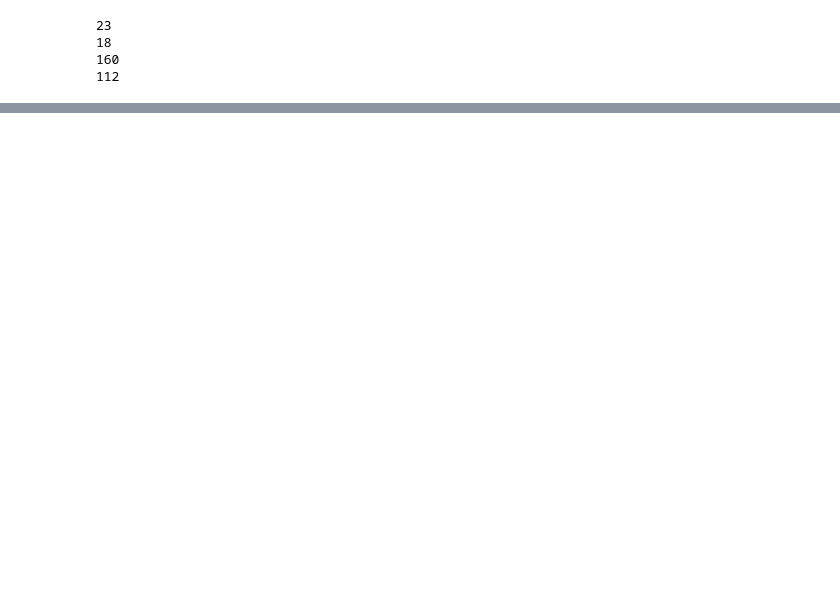
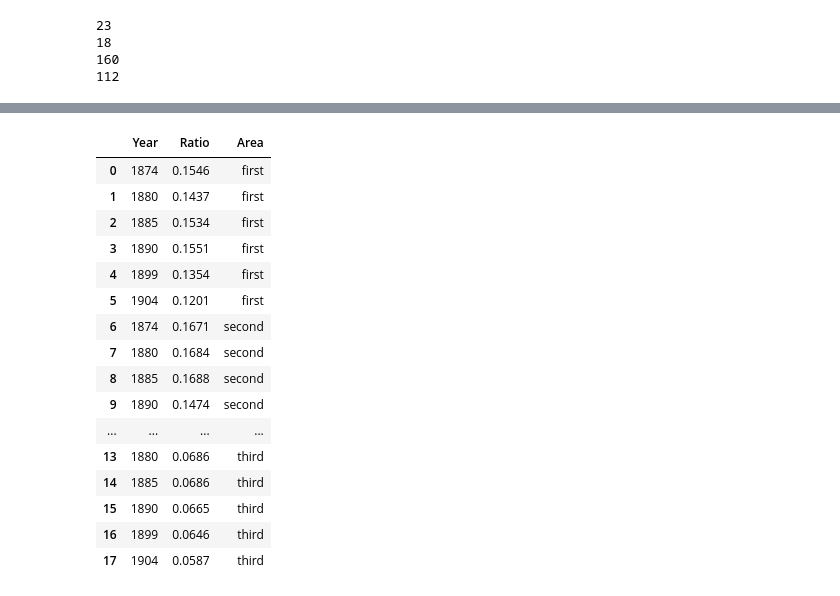
Before and after one commit to TJZhiyeWang/Digital_Humanity_Project, a Jupyter notebook: concat_img.ipynb, the cells around one changed output, grey strips where cells are left out. Cells and saved outputs as stored; diff of their text form; code cells hidden in the pictures; blank space fills up the shorter version.

```diff
--- a/concat_img.ipynb
+++ b/concat_img.ipynb
@@ -154,3 +146,23 @@ sns.lineplot(x="timepoint", y="signal",hue="region", style="event", data=fmri)
+# %%
+data
+# %% [output]
+|  | Year | Ratio | Area |
+| 0 | 1874 | 0.1546 | first |
+| 1 | 1880 | 0.1437 | first |
+| 2 | 1885 | 0.1534 | first |
+| 3 | 1890 | 0.1551 | first |
+| 4 | 1899 | 0.1354 | first |
+| 5 | 1904 | 0.1201 | first |
+| 6 | 1874 | 0.1671 | second |
+| 7 | 1880 | 0.1684 | second |
+| 8 | 1885 | 0.1688 | second |
+| 9 | 1890 | 0.1474 | second |
+| ... | ... | ... | ... |
+| 13 | 1880 | 0.0686 | third |
+| 14 | 1885 | 0.0686 | third |
+| 15 | 1890 | 0.0665 | third |
+| 16 | 1899 | 0.0646 | third |
+| 17 | 1904 | 0.0587 | third |
 # %%
 #concatnate with overlap
 import os
```
Also changed, not shown: parts of 3 cells of this notebook, 3 other files.
